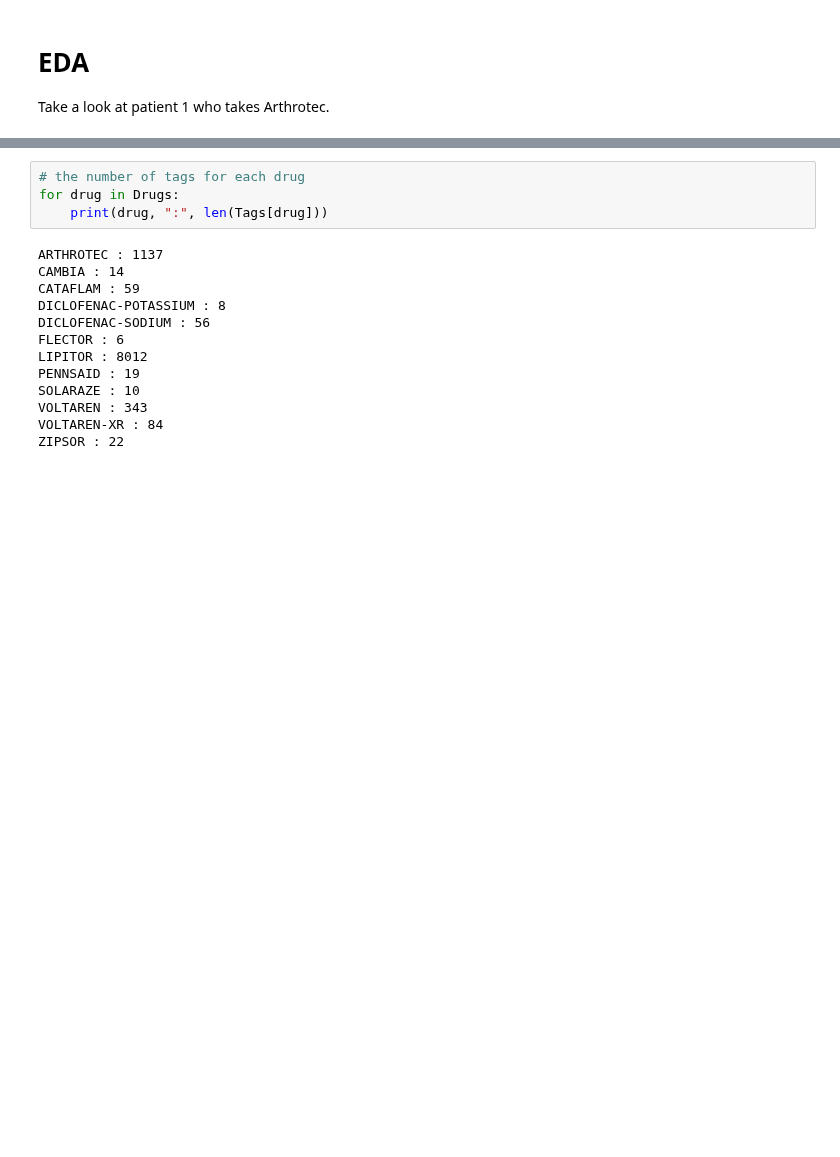
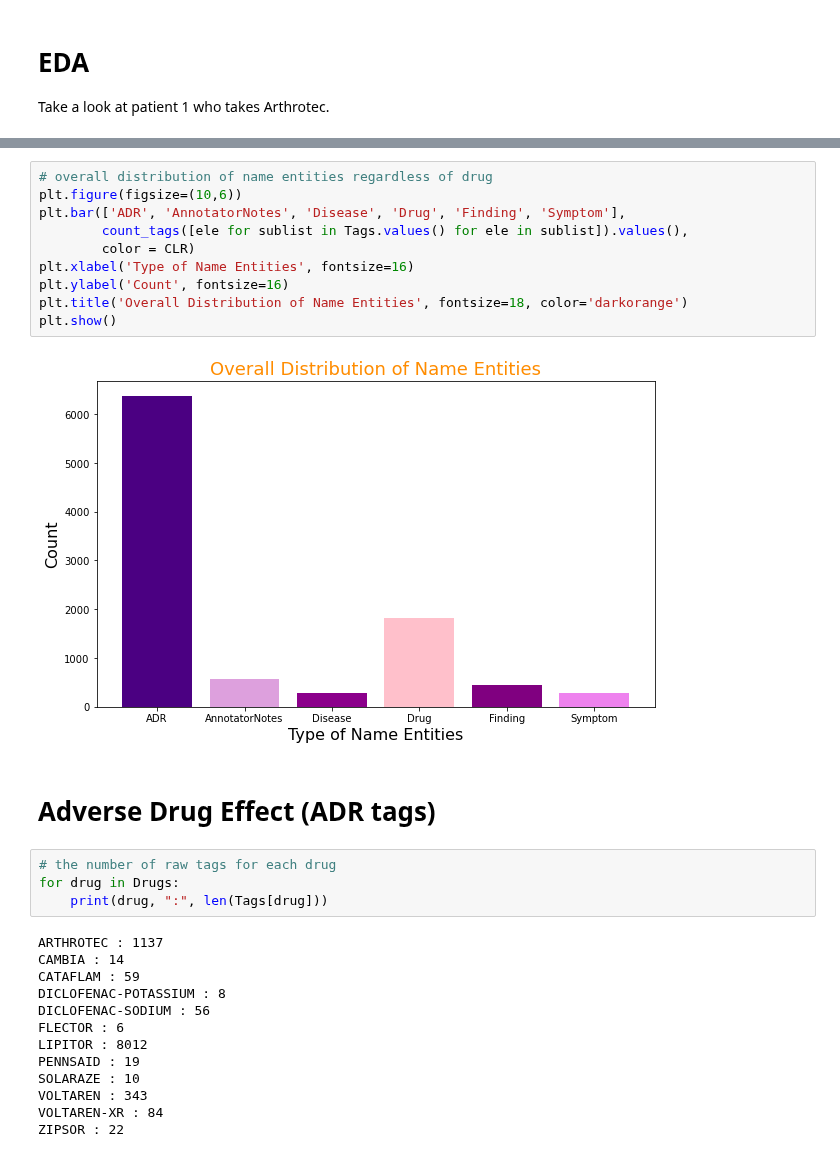
Before and after one commit to PawinData/TM, a Jupyter notebook: Project.ipynb, the cells around one changed output, grey strips where cells are left out. Drawn from its saved outputs; the diff is of its cells as text; blank space fills up the shorter version.

```diff
--- a/Project.ipynb
+++ b/Project.ipynb
@@ -109,5 +145,19 @@ ZIPSOR
+# %%
+# overall distribution of name entities regardless of drug
+plt.figure(figsize=(10,6))
+plt.bar(['ADR', 'AnnotatorNotes', 'Disease', 'Drug', 'Finding', 'Symptom'],
+        count_tags([ele for sublist in Tags.values() for ele in sublist]).values(),
+        color = CLR)
+plt.xlabel('Type of Name Entities', fontsize=16)
+plt.ylabel('Count', fontsize=16)
+plt.title('Overall Distribution of Name Entities', fontsize=18, color='darkorange')
+plt.show()
+# %% [output]
+[figure, added]
+# %% [markdown]
+# Adverse Drug Effect (ADR tags)
 # %%
-# the number of tags for each drug
+# the number of raw tags for each drug
 for drug in Drugs:
     print(drug, ":", len(Tags[drug]))
 # %% [output]
```
Also changed, not shown: parts of 17 cells of this notebook.
